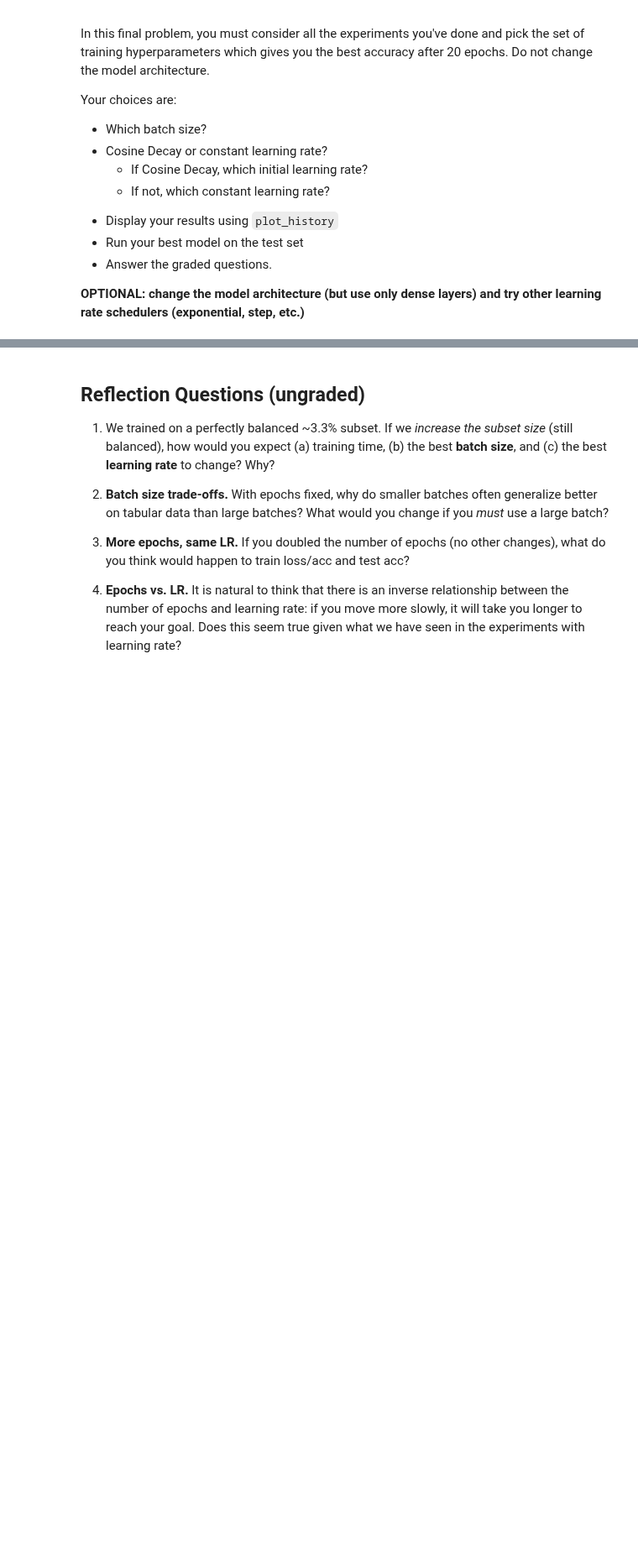
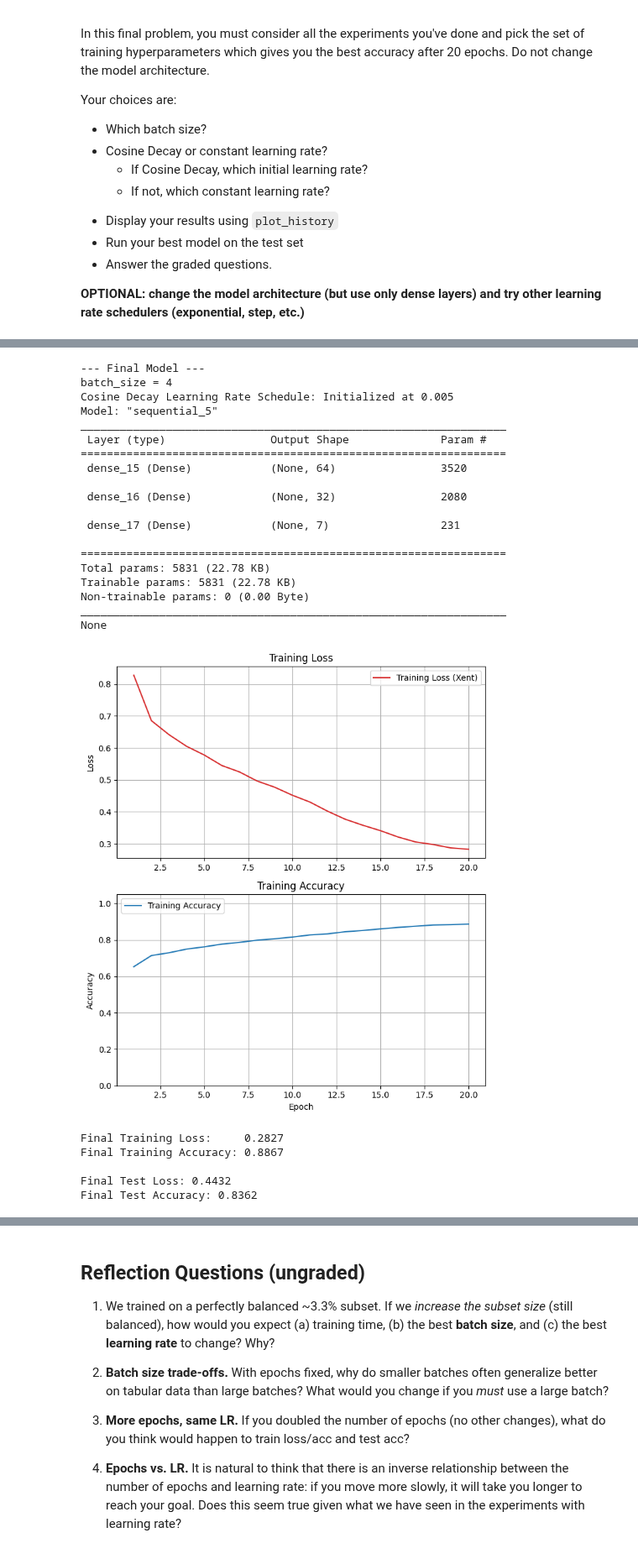
Before and after one commit to aidandig/DX703-HW, a Jupyter notebook: Homework_02.ipynb, the cells around one changed output, grey strips where cells are left out. Shown at 84% size. Drawn from its saved outputs; the diff is of its cells as text; code cells hidden in the pictures; blank space fills up the shorter version.

```diff
--- a/Homework_02.ipynb
+++ b/Homework_02.ipynb
@@ -537,3 +611,81 @@ Your choices are:
+# %%
+# FINAL MODEL (batch_size = 4, cosine learning rate schedule (initlized at 5e-3))
+
+num_features = X_train.shape[1]
+num_classes = len(np.unique(y_train))
+
+epochs = 20
+batch_size = 4
+initial_lr = 5e-3
+
+steps_per_epoch = int(np.ceil(len(X_train_scaled) / batch_size))
+total_steps = epochs * steps_per_epoch
+
+model = Sequential([
+    Input(shape=(num_features,)),
+    Dense(64, activation='relu'),
+    Dense(32, activation='relu'),
+    Dense(num_classes, activation='softmax')
+])
+
+# Added Cosine Decay learning rate scheduler to Adam optimizer
+lr_schedule = CosineDecay(
+    initial_learning_rate=initial_lr,
+    decay_steps=total_steps,
+    alpha=0.0
+)
+
+opt = Adam(learning_rate=lr_schedule)
+
+model.compile(loss='sparse_categorical_crossentropy',
+            optimizer=opt,
+            metrics=['accuracy'])
+
+model_history = model.fit(X_train_scaled,
+                        y_train,
+                        epochs=epochs,
+                        batch_size=batch_size,
+                        verbose=0)
+
+y_pred = model.predict(X_test_scaled, verbose=0)
+
+test_loss, test_accuracy = model.evaluate(X_test_scaled, y_test, verbose=0)
+
+print("--- Final Model ---")
+print(f"batch_size = {batch_size}")
+print(f"Cosine Decay Learning Rate Schedule: Initialized at {initial_lr}")
+print(model.summary())
+
+plot_history(model_history)
+
+print(f"\nFinal Test Loss: {test_loss:.4f}")
+print(f"Final Test Accuracy: {test_accuracy:.4f}")
+# %% [output]
+--- Final Model ---
+batch_size = 4
+Cosine Decay Learning Rate Schedule: Initialized at 0.005
+Model: "sequential_5"
+_________________________________________________________________
+ Layer (type)                Output Shape              Param #
+=================================================================
+ dense_15 (Dense)            (None, 64)                3520
+
+ dense_16 (Dense)            (None, 32)                2080
+
+ dense_17 (Dense)            (None, 7)                 231
+
+=================================================================
+Total params: 5831 (22.78 KB)
+Trainable params: 5831 (22.78 KB)
+Non-trainable params: 0 (0.00 Byte)
+_________________________________________________________________
+None
+[figure, added]
+Final Training Loss:     0.2827
+Final Training Accuracy: 0.8867
+
+Final Test Loss: 0.4432
+Final Test Accuracy: 0.8362
 # %%
 # Set a5a to the best training accuracy found by your best model
 
```
Also changed, not shown: parts of 5 cells of this notebook.
